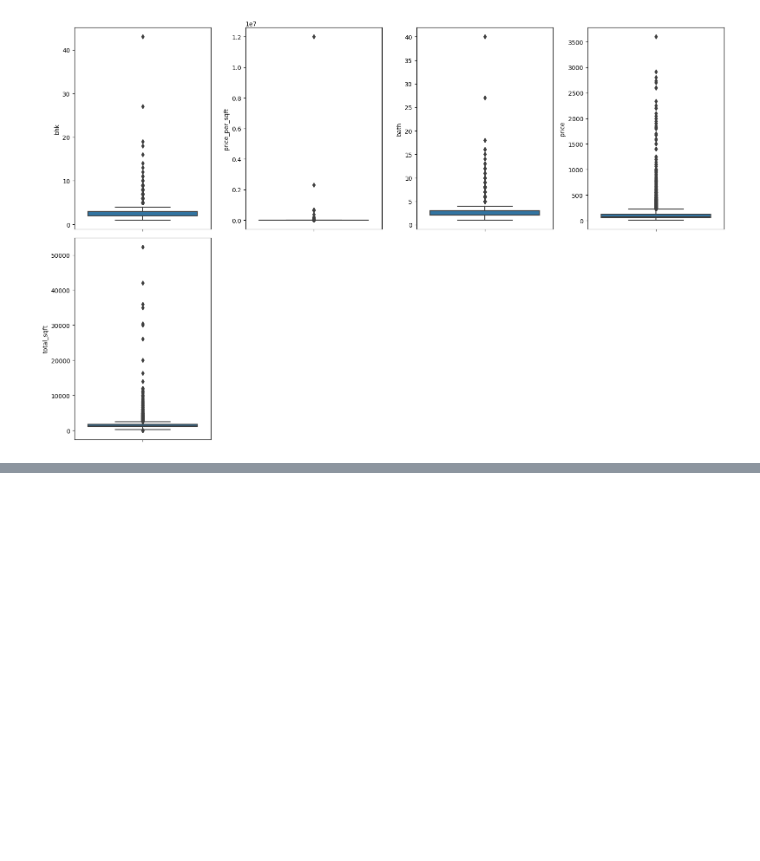
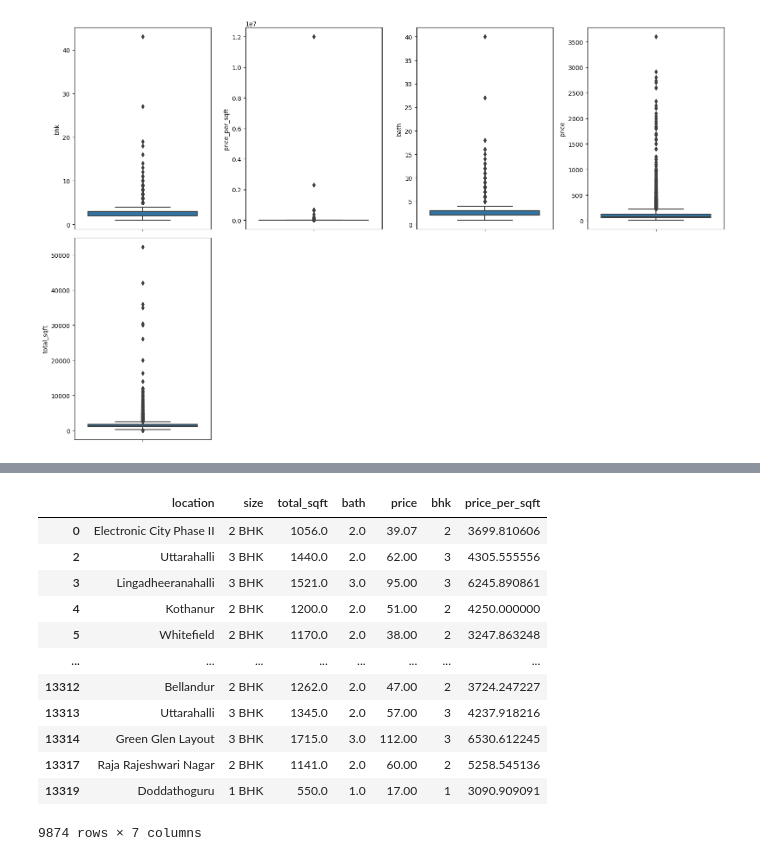
Before and after one commit to pranshu-raj-211/project-alphazero, a Jupyter notebook: house-price-prediction/prices.ipynb, the cells around one changed output, grey strips where cells are left out. Saved outputs shown, nothing was run; the diff lists cells and outputs as text; code cells hidden in the pictures; blank space fills up the shorter version.

```diff
--- a/house-price-prediction/prices.ipynb
+++ b/house-price-prediction/prices.ipynb
@@ -364,0 +395,16 @@ df2 = df2[
+# %%
+df2[~(df2.total_sqft / df2.bhk < 260)]
+# %% [output]
+|  | location | size | total_sqft | bath | price | bhk | price_per_sqft |
+| 0 | Electronic City Phase II | 2 BHK | 1056.0 | 2.0 | 39.07 | 2 | 3699.810606 |
+| 2 | Uttarahalli | 3 BHK | 1440.0 | 2.0 | 62.00 | 3 | 4305.555556 |
+| 3 | Lingadheeranahalli | 3 BHK | 1521.0 | 3.0 | 95.00 | 3 | 6245.890861 |
+| 4 | Kothanur | 2 BHK | 1200.0 | 2.0 | 51.00 | 2 | 4250.000000 |
+| 5 | Whitefield | 2 BHK | 1170.0 | 2.0 | 38.00 | 2 | 3247.863248 |
+| ... | ... | ... | ... | ... | ... | ... | ... |
+| 13312 | Bellandur | 2 BHK | 1262.0 | 2.0 | 47.00 | 2 | 3724.247227 |
+| 13313 | Uttarahalli | 3 BHK | 1345.0 | 2.0 | 57.00 | 3 | 4237.918216 |
+| 13314 | Green Glen Layout | 3 BHK | 1715.0 | 3.0 | 112.00 | 3 | 6530.612245 |
+| 13317 | Raja Rajeshwari Nagar | 2 BHK | 1141.0 | 2.0 | 60.00 | 2 | 5258.545136 |
+| 13319 | Doddathoguru | 1 BHK | 550.0 | 1.0 | 17.00 | 1 | 3090.909091 |
+9874 rows × 7 columns
```
Also changed, not shown: parts of 9 cells of this notebook.
